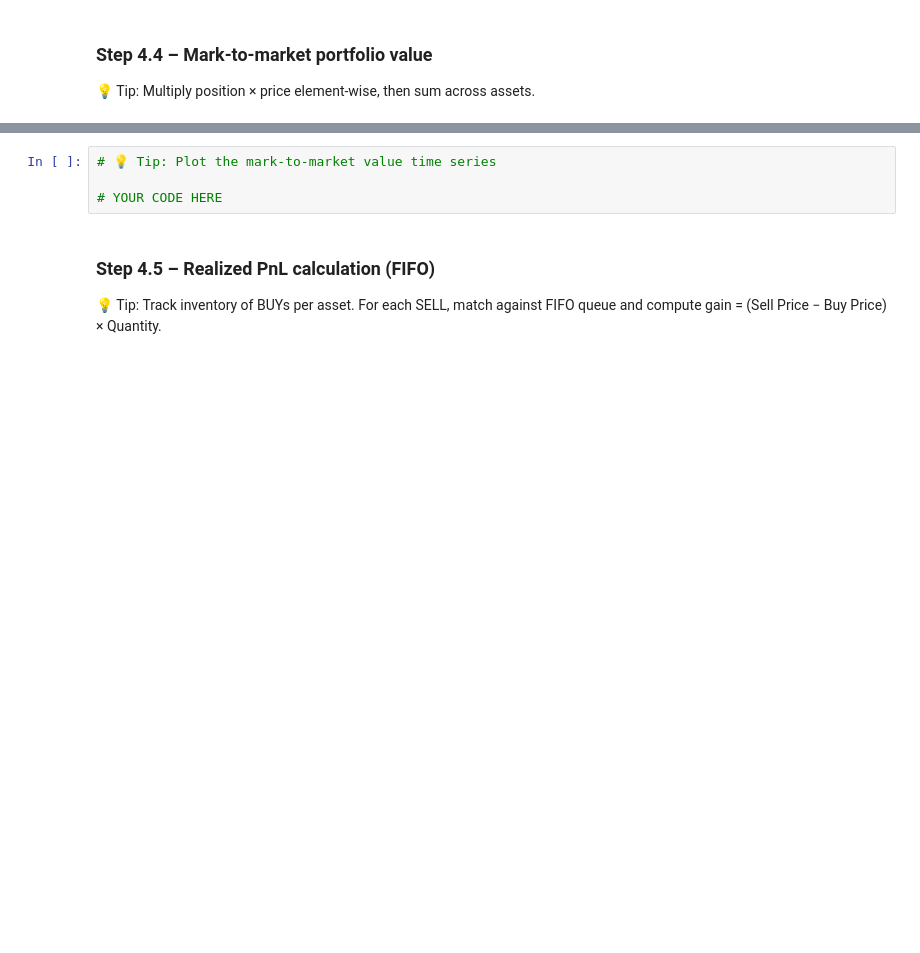
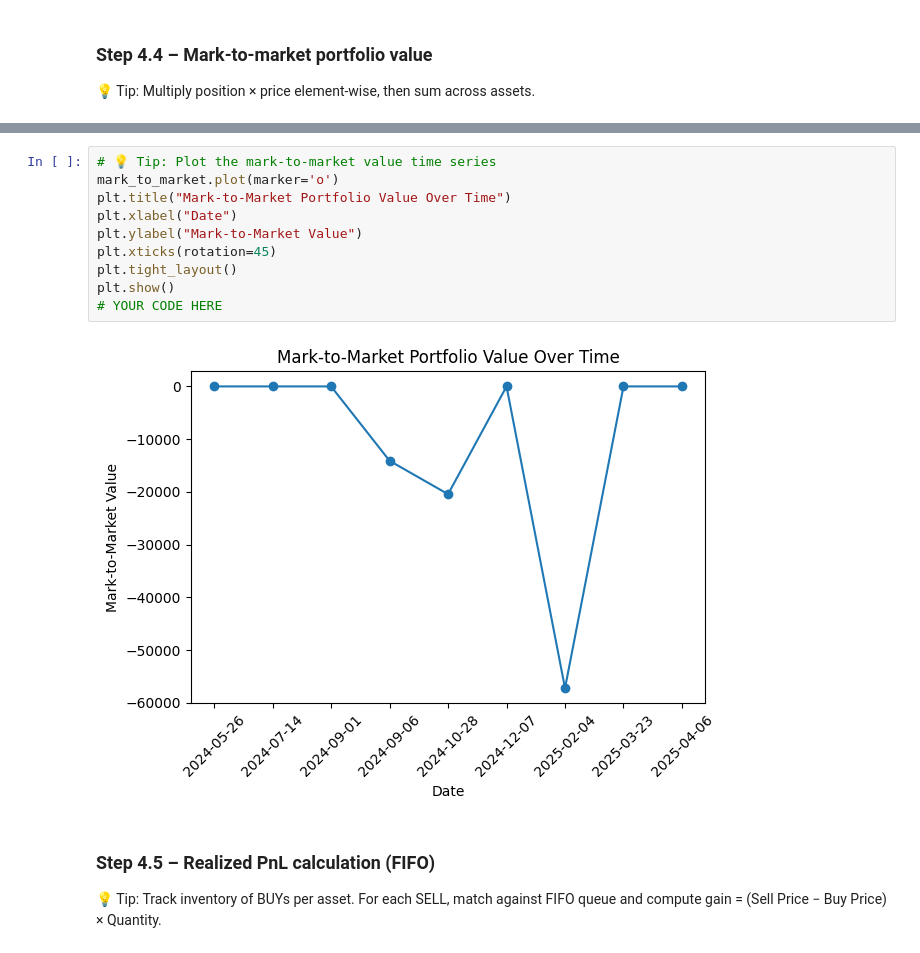
Before and after one commit to HertzWolf/AeternaCapital-Software, a Jupyter notebook: 4.Advanced_Portfolio_Tracking.ipynb, the cells around one changed output, grey strips where cells are left out. Drawn from its saved outputs; the diff is of its cells as text; blank space fills up the shorter version.

```diff
--- a/4.Advanced_Portfolio_Tracking.ipynb
+++ b/4.Advanced_Portfolio_Tracking.ipynb
@@ -49,8 +103,16 @@ Transform your cleaned trade data into a position and price matrix, calculate da
 # YOUR CODE HERE
 # %%
 # 💡 Tip: Plot the mark-to-market value time series
-
+mark_to_market.plot(marker='o')
+plt.title("Mark-to-Market Portfolio Value Over Time")
+plt.xlabel("Date")
+plt.ylabel("Mark-to-Market Value")
+plt.xticks(rotation=45)
+plt.tight_layout()
+plt.show()
 # YOUR CODE HERE
+# %% [output]
+[figure, added]
 # %% [markdown]
 ### Step 4.5 – Realized PnL calculation (FIFO)
 💡 Tip: Track inventory of BUYs per asset. For each SELL, match against FIFO queue and compute gain = (Sell Price − Buy Price) × Quantity.
```
Also changed, not shown: parts of 12 cells of this notebook.
